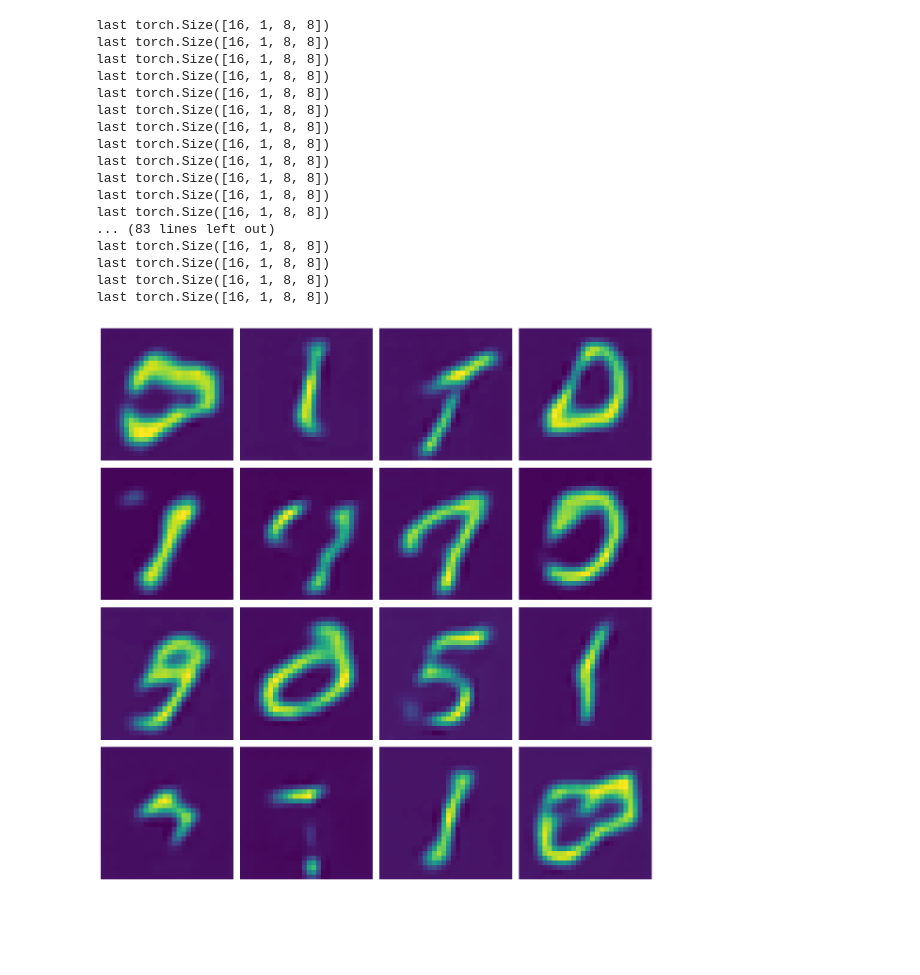
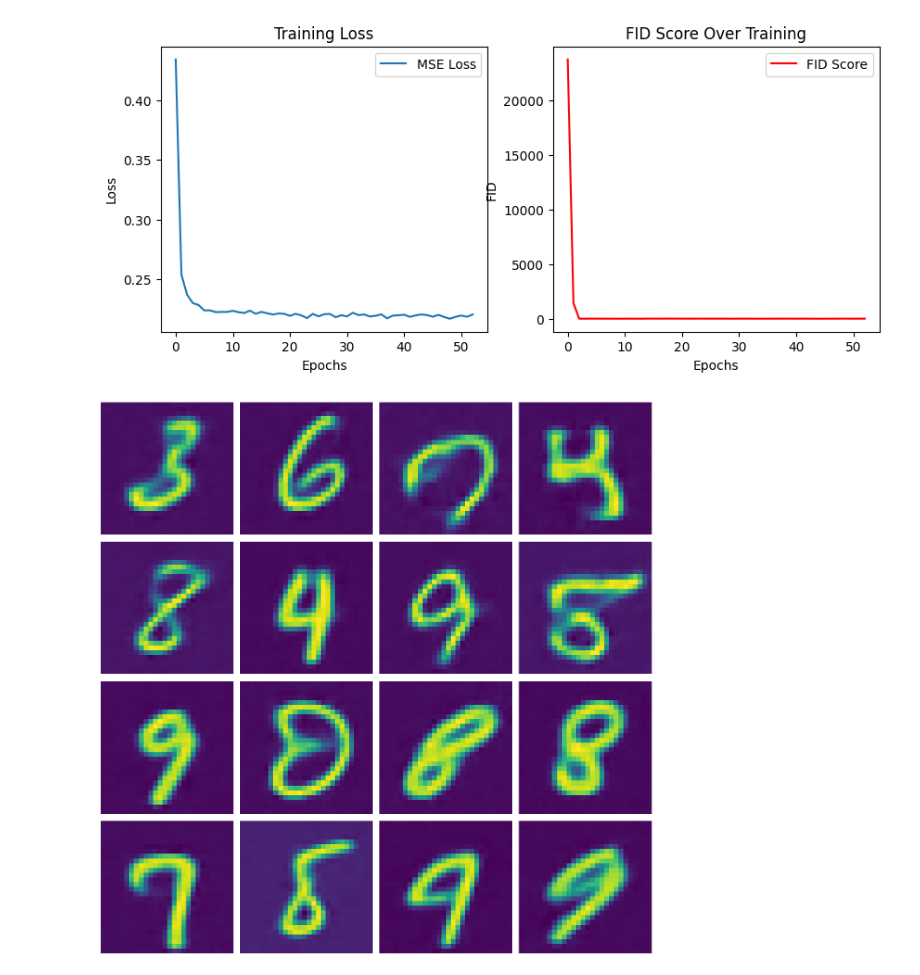
Before and after one commit to eingrid/cv2_3, a Jupyter notebook: latent_diffusion.ipynb, the cells around one changed output. Saved outputs shown, nothing was run; the diff lists cells and outputs as text; code cells hidden in the pictures; blank space fills up the shorter version.

Commit message:
last

```diff
--- a/latent_diffusion.ipynb
+++ b/latent_diffusion.ipynb
@@ -7,7 +7,11 @@ from unet import UNetTimed, UNetTimedWithVAE
 from schedulers import DDPM
 from schedulers import DDIMSampler
 from vae import VAE
+from schedulers import DDIMSampler, DDPMSampler
+from fid import FIDScore
 
+
+fid_calculator = FIDScore()
 
 
 
@@ -19,13 +23,10 @@ mnist_dataset = torchvision.datasets.MNIST('./files/', train=True, download=True
                              ]))
 # %%
 vae_model = VAE(latent_dim=64)
-vae_model.load_state_dict(torch.load('vae_model.pth'))
+vae_model.load_state_dict(torch.load('vae_model2.pth'))
 vae_model.eval()
 
 for param in vae_model.parameters():
     param.requires_grad = False
 
-unet = UNetTimedWithVAE(vae_model)
-
-# vae_model.encoder(torch.randn(1, 1, 28, 28))
-# unet(torch.randn(1, 1, 28, 28), torch.randint(0, 1000, (1,)))
+unet = UNetTimedWithVAE(vae_model, )
@@ -119,45 +140,46 @@ last torch.Size([128, 1, 8,
 KeyboardInterrupt:
+# %%
+plt.figure(figsize=(10, 4))
+plt.subplot(1, 2, 1)
+plt.plot(loss_history, label="MSE Loss")
+plt.xlabel("Epochs")
+plt.ylabel("Loss")
+plt.title("Training Loss")
+plt.legend()
+
+plt.subplot(1, 2, 2)
+plt.plot(fid_history, label="FID Score", color='r')
+plt.xlabel("Epochs")
+plt.ylabel("FID")
+plt.title("FID Score Over Training")
+plt.legend()
+
+plt.show()
+# %% [output]
+[figure, added]
 # %%
-sampler = DDIMSampler(0.001, 0.2, 1000)
-sampled_latent_images = sampler.sample(
+sampled_latent_images = ddpm.sample(
     model=unet,
     n_samples=16,
     img_size=(1, 8, 8),  # For MNIST
     device=device,
-    steps=100 # Can use fewer steps than training
+    steps=10 # Can use fewer steps than training
 )
 
 
 # Create a figure with subplots
 plt.figure(figsize=(12, 12))
 
 # Plot each sample
 for i in range(16):
     plt.subplot(4, 4, i + 1)
     # Remove channel dimension and move tensor to CPU
     img = unet.decode_vae(sampled_latent_images[i]).cpu().numpy()[0,0]
     # Plot image
     plt.imshow(img)
     plt.axis('off')
 
 plt.tight_layout()
 plt.show()
 # %% [output]
-last torch.Size([16, 1, 8, 8])
-last torch.Size([16, 1, 8, 8])
-last torch.Size([16, 1, 8, 8])
-last torch.Size([16, 1, 8, 8])
-last torch.Size([16, 1, 8, 8])
-last torch.Size([16, 1, 8, 8])
-last torch.Size([16, 1, 8, 8])
-last torch.Size([16, 1, 8, 8])
-last torch.Size([16, 1, 8, 8])
-last torch.Size([16, 1, 8, 8])
-last torch.Size([16, 1, 8, 8])
-last torch.Size([16, 1, 8, 8])
-... (83 lines left out)
-last torch.Size([16, 1, 8, 8])
-last torch.Size([16, 1, 8, 8])
-last torch.Size([16, 1, 8, 8])
-last torch.Size([16, 1, 8, 8])
-[figure, old version]
+[figure, new version]
```
Also changed, not shown: parts of 5 cells of this notebook, 9 other files.
